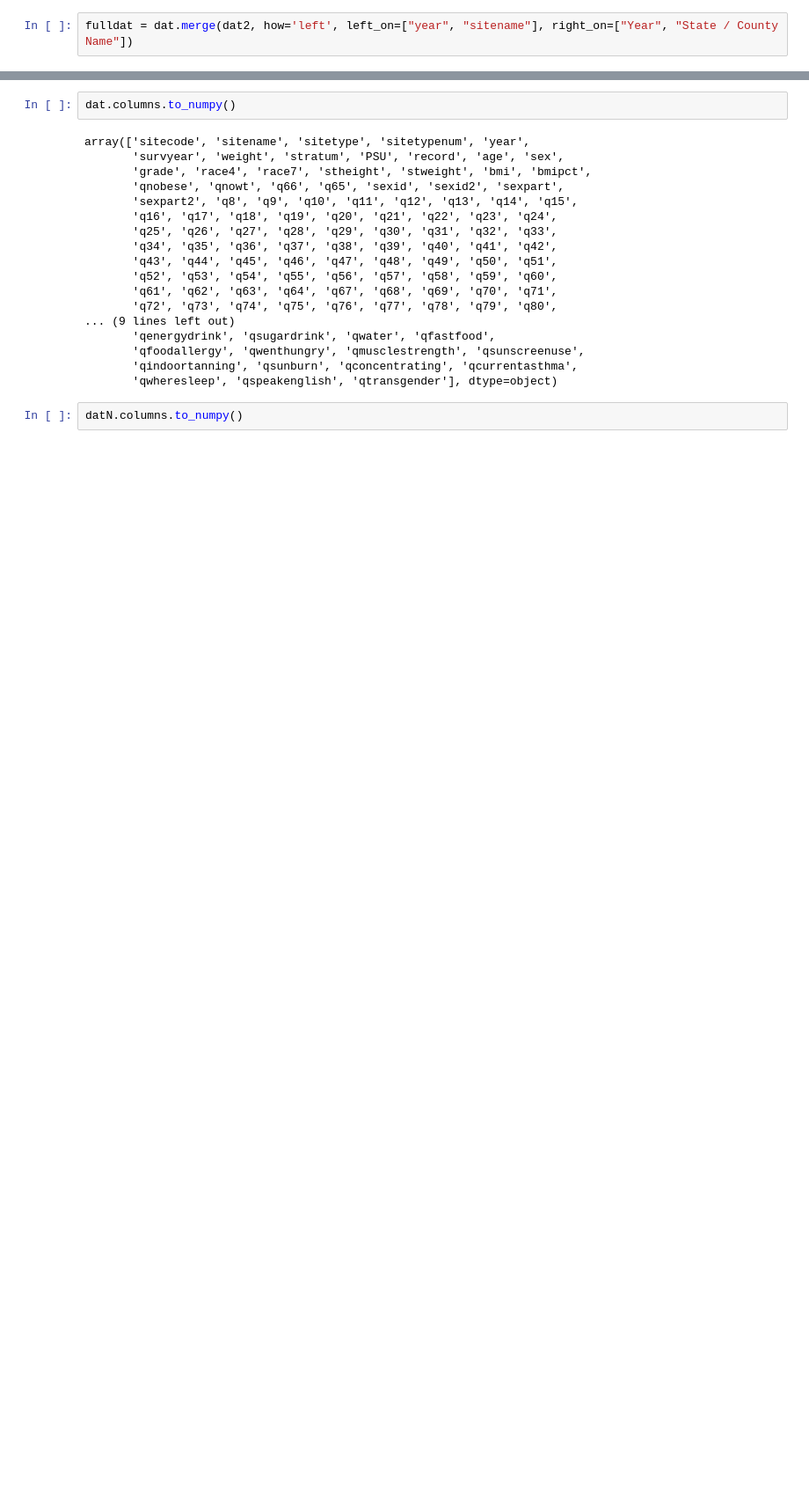
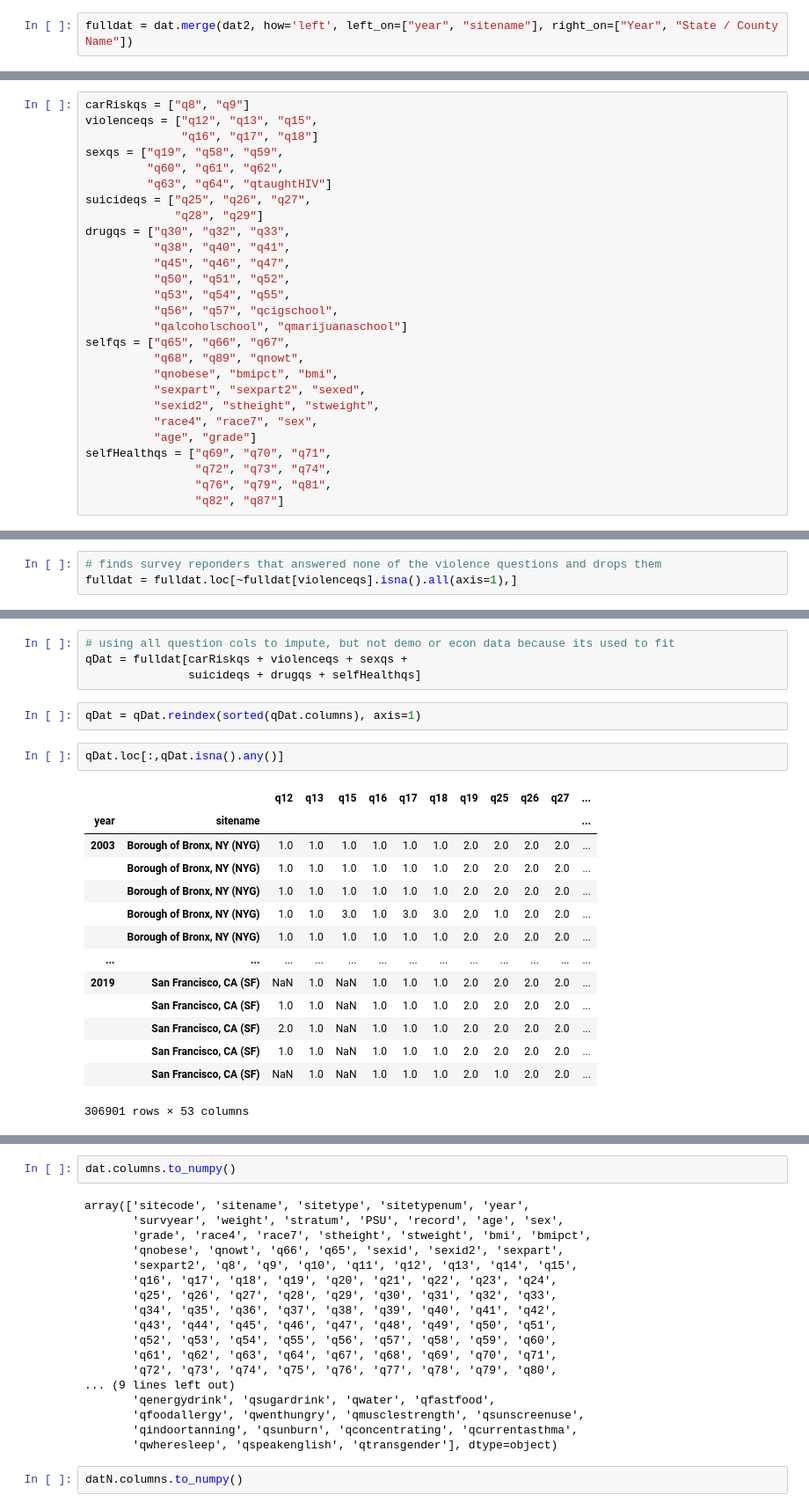
Before and after one commit to brodyee/STATS501_project, a Jupyter notebook: code/EDA.ipynb, the cells around one changed output, grey strips where cells are left out. Shown at 88% size. Drawn from its saved outputs; the diff is of its cells as text; blank space fills up the shorter version.

Commit message:
added impute

```diff
--- a/code/EDA.ipynb
+++ b/code/EDA.ipynb
@@ -111,0 +120,27 @@ fulldat = fulldat.sort_values(["year", "sitename"]).set_index(["year", "sitename
+# %%
+carRiskqs = ["q8", "q9"]
+violenceqs = ["q12", "q13", "q15",
+              "q16", "q17", "q18"]
+sexqs = ["q19", "q58", "q59",
+         "q60", "q61", "q62",
+         "q63", "q64", "qtaughtHIV"]
+suicideqs = ["q25", "q26", "q27",
+             "q28", "q29"]
+drugqs = ["q30", "q32", "q33",
+          "q38", "q40", "q41",
+          "q45", "q46", "q47",
+          "q50", "q51", "q52",
+          "q53", "q54", "q55",
+          "q56", "q57", "qcigschool",
+          "qalcoholschool", "qmarijuanaschool"]
+selfqs = ["q65", "q66", "q67",
+          "q68", "q89", "qnowt",
+          "qnobese", "bmipct", "bmi",
+          "sexpart", "sexpart2", "sexed",
+          "sexid2", "stheight", "stweight",
+          "race4", "race7", "sex",
+          "age", "grade"]
+selfHealthqs = ["q69", "q70", "q71",
+                "q72", "q73", "q74",
+                "q76", "q79", "q81",
+                "q82", "q87"]
@@ -111,0 +159,3 @@ fulldat = fulldat.sort_values(["year", "sitename"]).set_index(["year", "sitename
+# %%
+# finds survey reponders that answered none of the violence questions and drops them
+fulldat = fulldat.loc[~fulldat[violenceqs].isna().all(axis=1),]
@@ -111,0 +191,23 @@ fulldat = fulldat.sort_values(["year", "sitename"]).set_index(["year", "sitename
+# %%
+# using all question cols to impute, but not demo or econ data because its used to fit
+qDat = fulldat[carRiskqs + violenceqs + sexqs +
+               suicideqs + drugqs + selfHealthqs]
+# %%
+qDat = qDat.reindex(sorted(qDat.columns), axis=1)
+# %%
+qDat.loc[:,qDat.isna().any()]
+# %% [output]
+|  |  | q12 | q13 | q15 | q16 | q17 | q18 | q19 | q25 | q26 | q27 | ... |
+| year | sitename |  |  |  |  |  |  |  |  |  |  | ... |
+| 2003 | Borough of Bronx, NY (NYG) | 1.0 | 1.0 | 1.0 | 1.0 | 1.0 | 1.0 | 2.0 | 2.0 | 2.0 | 2.0 | ... |
+|  | Borough of Bronx, NY (NYG) | 1.0 | 1.0 | 1.0 | 1.0 | 1.0 | 1.0 | 2.0 | 2.0 | 2.0 | 2.0 | ... |
+|  | Borough of Bronx, NY (NYG) | 1.0 | 1.0 | 1.0 | 1.0 | 1.0 | 1.0 | 2.0 | 2.0 | 2.0 | 2.0 | ... |
+|  | Borough of Bronx, NY (NYG) | 1.0 | 1.0 | 3.0 | 1.0 | 3.0 | 3.0 | 2.0 | 1.0 | 2.0 | 2.0 | ... |
+|  | Borough of Bronx, NY (NYG) | 1.0 | 1.0 | 1.0 | 1.0 | 1.0 | 1.0 | 2.0 | 2.0 | 2.0 | 2.0 | ... |
+| ... | ... | ... | ... | ... | ... | ... | ... | ... | ... | ... | ... | ... |
+| 2019 | San Francisco, CA (SF) | NaN | 1.0 | NaN | 1.0 | 1.0 | 1.0 | 2.0 | 2.0 | 2.0 | 2.0 | ... |
+|  | San Francisco, CA (SF) | 1.0 | 1.0 | NaN | 1.0 | 1.0 | 1.0 | 2.0 | 2.0 | 2.0 | 2.0 | ... |
+|  | San Francisco, CA (SF) | 2.0 | 1.0 | NaN | 1.0 | 1.0 | 1.0 | 2.0 | 2.0 | 2.0 | 2.0 | ... |
+|  | San Francisco, CA (SF) | 1.0 | 1.0 | NaN | 1.0 | 1.0 | 1.0 | 2.0 | 2.0 | 2.0 | 2.0 | ... |
+|  | San Francisco, CA (SF) | NaN | 1.0 | NaN | 1.0 | 1.0 | 1.0 | 2.0 | 1.0 | 2.0 | 2.0 | ... |
+306901 rows × 53 columns
```
Also changed, not shown: parts of 15 cells of this notebook, 8 other files.
